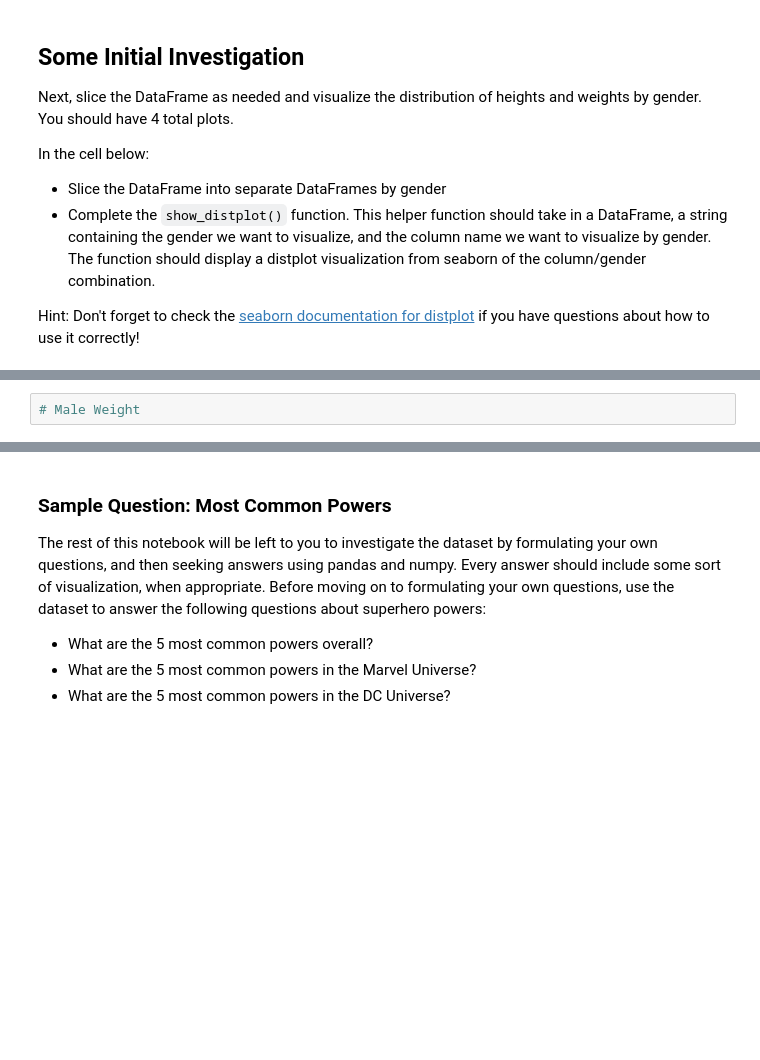
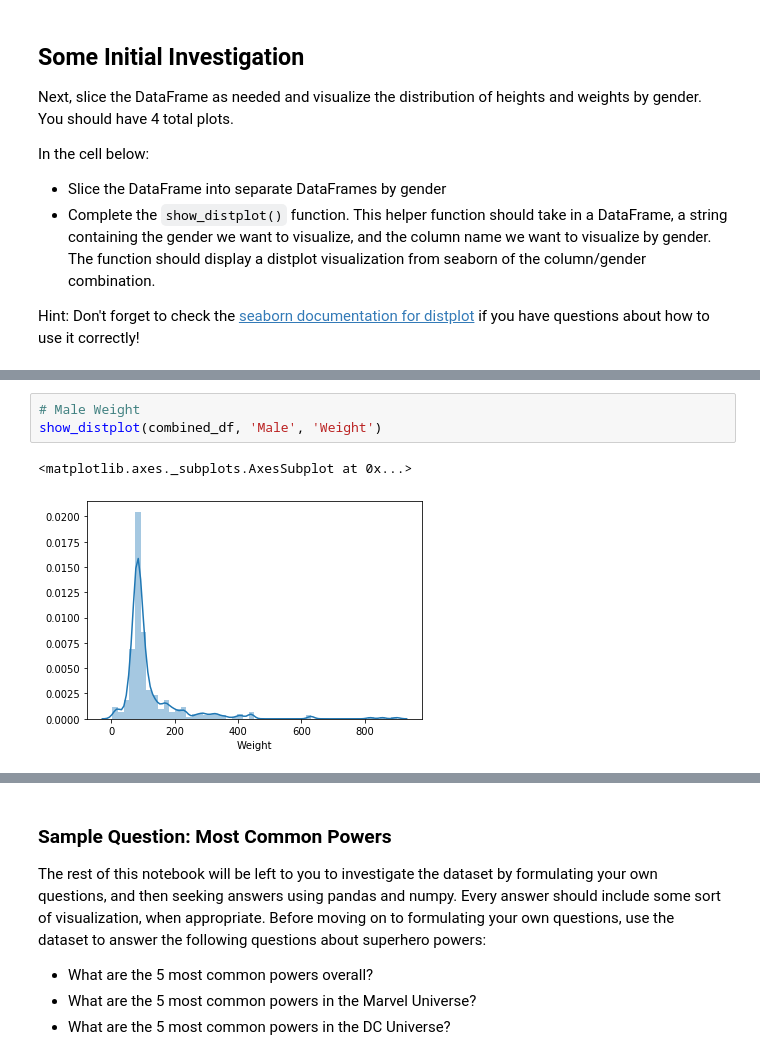
Before and after one commit to stevenkyle2013/dsc-data-cleaning-project-onl01-dtsc-pt-070620, a Jupyter notebook: index.ipynb, the cells around one changed output, grey strips where cells are left out. Cells and saved outputs as stored; diff of their text form; blank space fills up the shorter version.

```diff
--- a/index.ipynb
+++ b/index.ipynb
@@ -297,4 +305,8 @@ def show_distplot(dataframe, gender, column_name):
 # %%
 # Male Weight
+show_distplot(combined_df, 'Male', 'Weight')
+# %% [output]
+<matplotlib.axes._subplots.AxesSubplot at 0x...>
+[figure, added]
 # %%
 # Female Height
```
Also changed, not shown: parts of 15 cells of this notebook.
